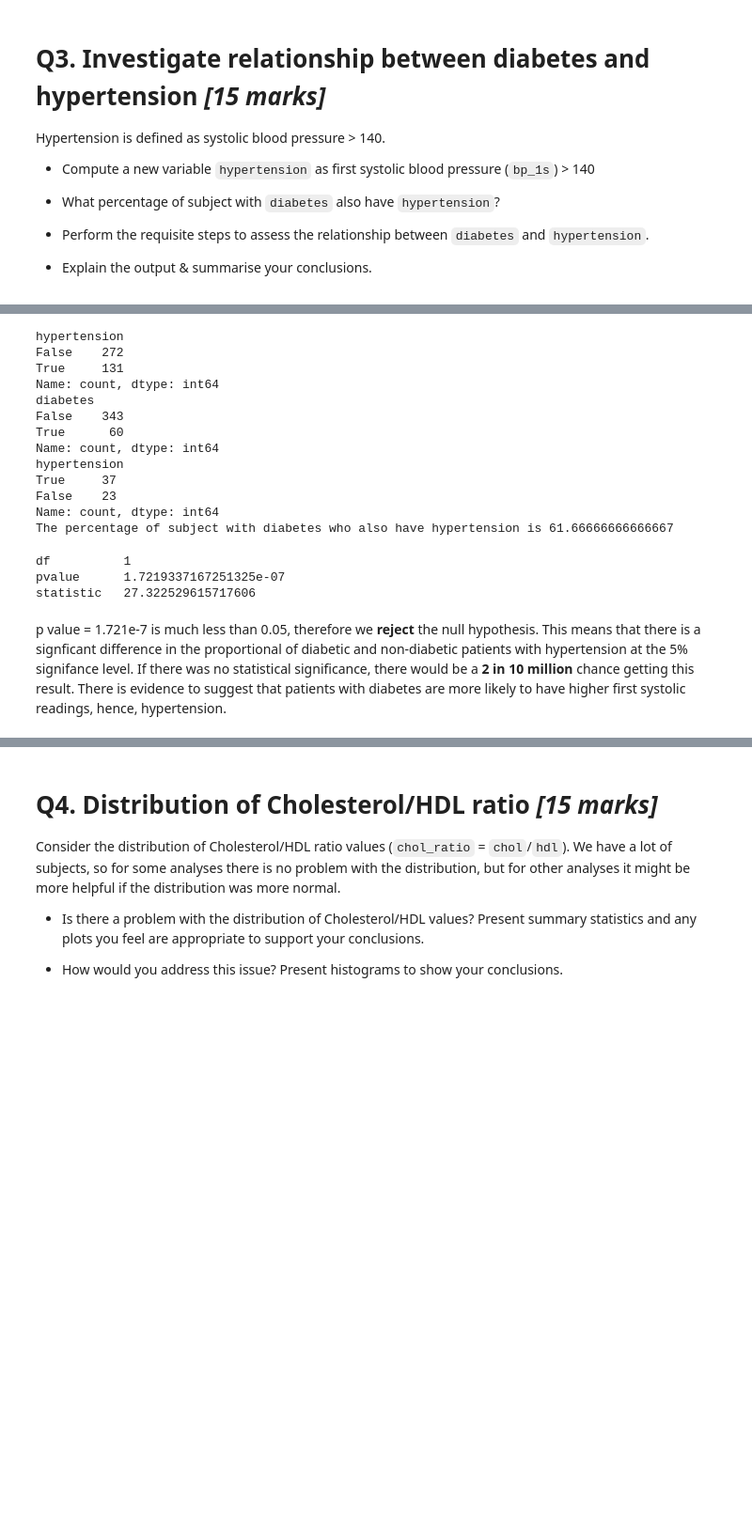
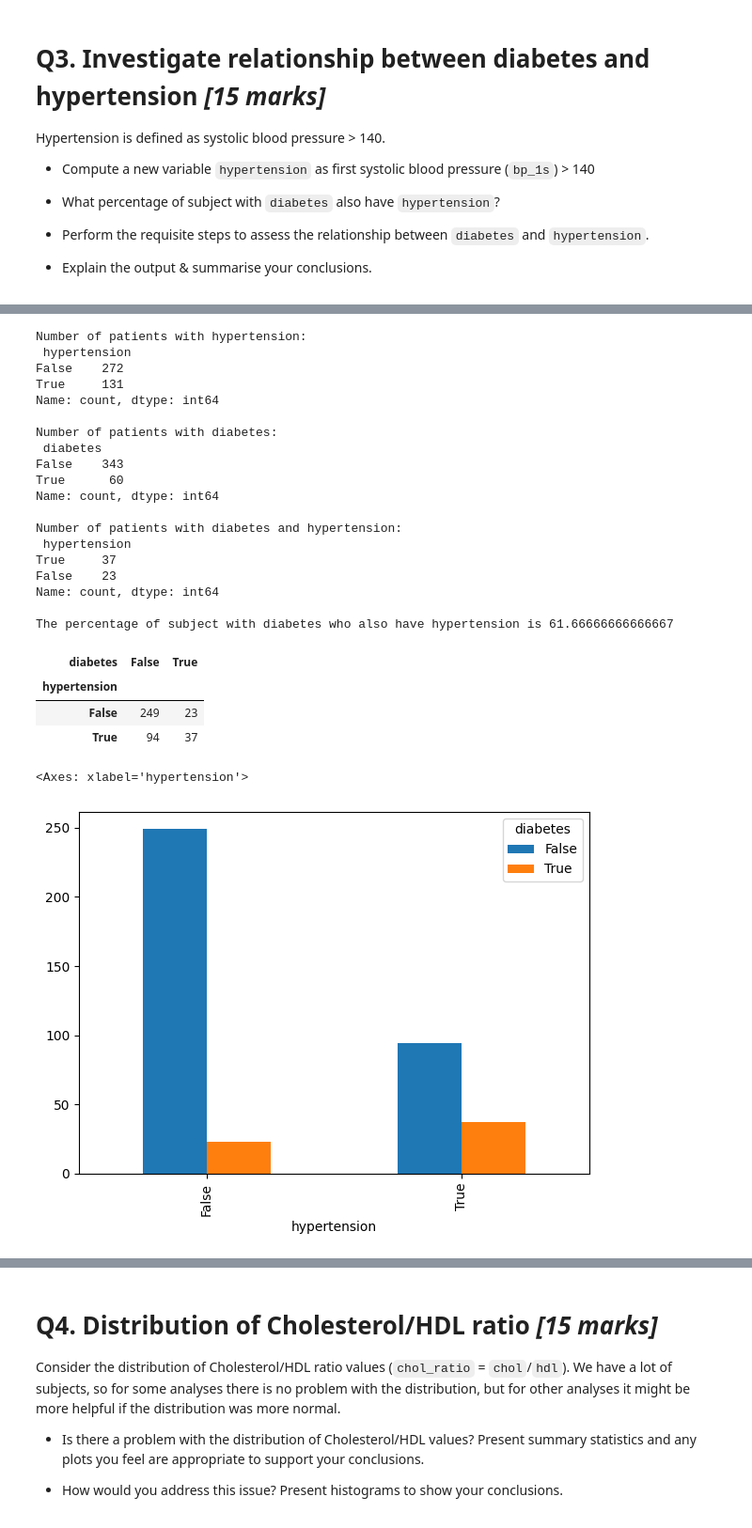
Before and after one commit to CameshaBH/Python-project, a Jupyter notebook: Copy_of_Assignment.ipynb, the cells around one changed output, grey strips where cells are left out. Shown at 94% size. Drawn from its saved outputs; the diff is of its cells as text; code cells hidden in the pictures; blank space fills up the shorter version.

```diff
--- a/Copy_of_Assignment.ipynb
+++ b/Copy_of_Assignment.ipynb
@@ -152,38 +220,42 @@ Hypertension is defined as systolic blood pressure > 140.
 # %%
 df['hypertension'] = df['bp_1s'] > 140 #function to create column and calculate if patient has hypertension
-print(df.hypertension.value_counts()) #count and print number of patients with hypertension
-print(df.diabetes.value_counts()) #count and print number of patients with diabetes
-print(df.hypertension.loc[df.diabetes == True].value_counts()) #count and print number of patients with hypertension and diabetes
+print('Number of patients with hypertension:\n', df.hypertension.value_counts()) #count and print number of patients with hypertension
+print('\nNumber of patients with diabetes:\n', df.diabetes.value_counts()) #count and print number of patients with diabetes
+print('\nNumber of patients with diabetes and hypertension:\n', df.hypertension.loc[df.diabetes == True].value_counts()) #count and print number of patients with hypertension and diabetes
 
 diab_hyp = (df.hypertension.loc[df.diabetes == True].value_counts()[True])/(df.diabetes.value_counts()[True])*100 #calculate percentage of patients with diabetes and hypertension
-print('The percentage of subject with diabetes who also have hypertension is', diab_hyp)
+print('\nThe percentage of subject with diabetes who also have hypertension is', diab_hyp) #print percentage of patients with diabetes who also have hypertension
 # %% [output]
-hypertension
+Number of patients with hypertension:
+ hypertension
 False    272
 True     131
 Name: count, dtype: int64
-diabetes
+
+Number of patients with diabetes:
+ diabetes
 False    343
 True      60
 Name: count, dtype: int64
-hypertension
+
+Number of patients with diabetes and hypertension:
+ hypertension
 True     37
 False    23
 Name: count, dtype: int64
+
 The percentage of subject with diabetes who also have hypertension is 61.66666666666667
 # %%
 #Perform chi-squared test to test independence of diabetes and hypertension
-table = sm.stats.Table.from_data(df[['hypertension', 'diabetes']]) #create crosstable with relevant tabs (subjects with hypertension and subjects with diabetes)
-table.table_orig
-table.fittedvalues
-chi=table.test_nominal_association() #perforn chi-squared test
-print(chi) #print results of chi-squared test
+table = sm.stats.Table.from_data(df[['hypertension', 'diabetes']]); #create crosstable with relevant tabs (subjects with hypertension and subjects with diabetes)
+table.table_orig #print contingency table
 # %% [output]
-df          1
-pvalue      1.7219337167251325e-07
-statistic   27.322529615717606
+| diabetes | False | True |
+| hypertension |  |  |
+| False | 249 | 23 |
+| True | 94 | 37 |
-# %% [markdown]
-p value = 1.721e-7 is much less than 0.05, therefore we **reject** the null hypothesis.
-This means that there is a signficant difference in the proportional of diabetic and non-diabetic patients with hypertension at the 5% signifance level.
-If there was no statistical significance, there would be a **2 in 10 million** chance getting this result.
-There is evidence to suggest that patients with diabetes are more likely to have higher first systolic readings, hence, hypertension.
+# %%
+table.table_orig.plot(kind='bar') #create bargraph showing patients with diabetes and hypertension from cross table
+# %% [output]
+<Axes: xlabel='hypertension'>
+[figure, added]
```
Also changed, not shown: parts of 56 cells of this notebook.
